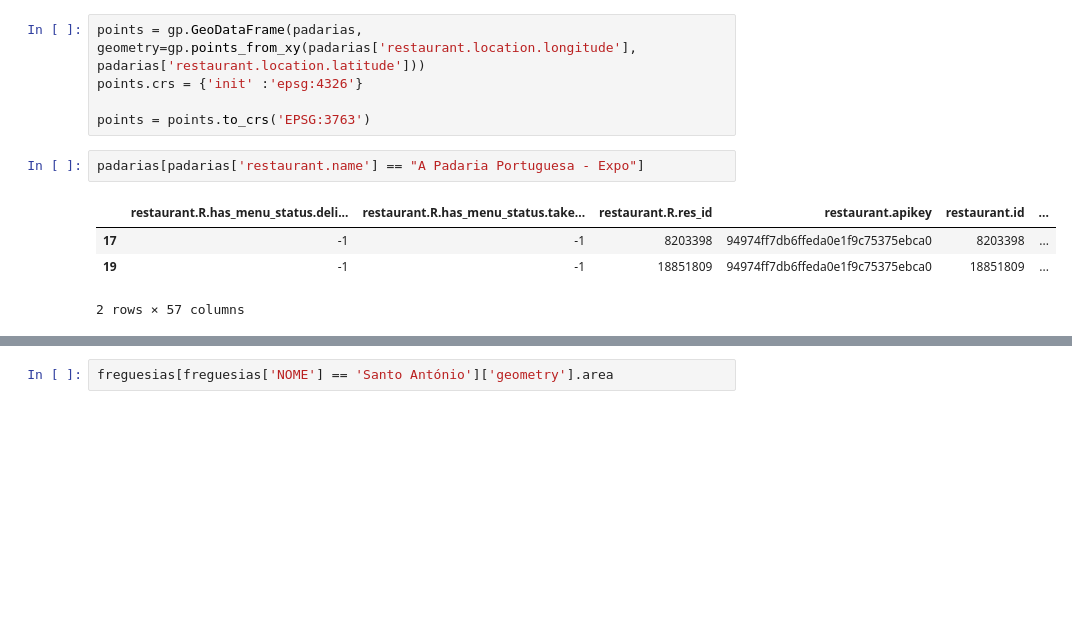
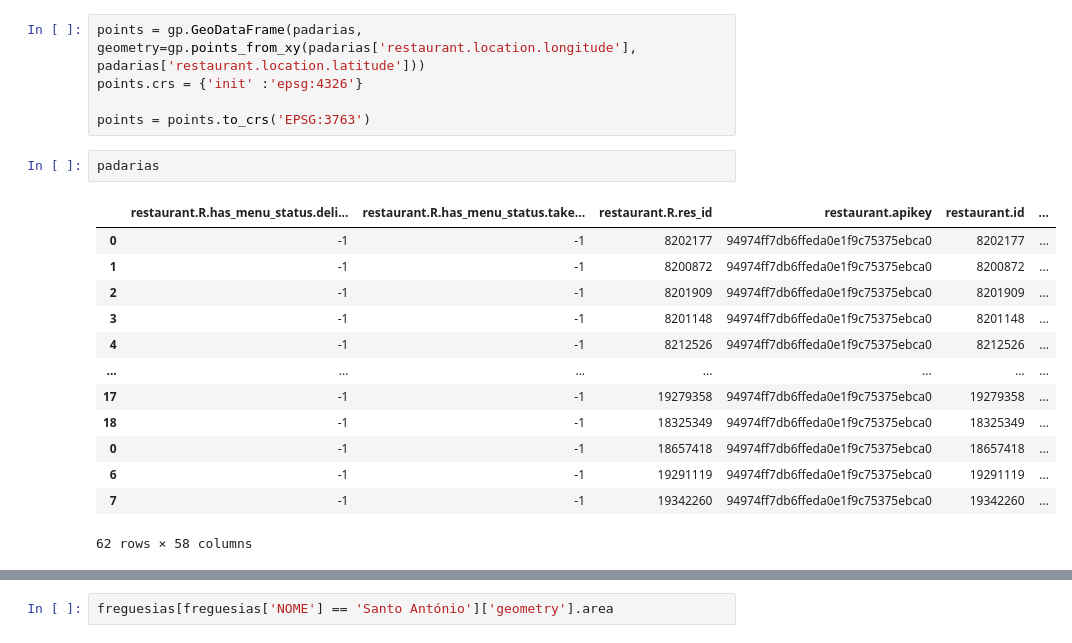
Before and after one commit to ricardozacarias/padarias, a Jupyter notebook: padarias.ipynb, the cells around one changed output, grey strips where cells are left out. Drawn from its saved outputs; the diff is of its cells as text; blank space fills up the shorter version.

```diff
--- a/padarias.ipynb
+++ b/padarias.ipynb
@@ -19,11 +20,20 @@ points = gp.GeoDataFrame(padarias, geometry=gp.points_from_xy(padarias['restaura
 points.crs = {'init' :'epsg:4326'}
 
 points = points.to_crs('EPSG:3763')
-# %%
-padarias[padarias['restaurant.name'] == "A Padaria Portuguesa - Expo"]
-# %% [output]
-|  | restaurant.R.has_menu_status.deli... | restaurant.R.has_menu_status.take... | restaurant.R.res_id | restaurant.apikey | restaurant.id | ... |
-| 17 | -1 | -1 | 8203398 | 94974ff7db6ffeda0e1f9c75375ebca0 | 8203398 | ... |
-| 19 | -1 | -1 | 18851809 | 94974ff7db6ffeda0e1f9c75375ebca0 | 18851809 | ... |
-2 rows × 57 columns
+# %%
+padarias
+# %% [output]
+|  | restaurant.R.has_menu_status.deli... | restaurant.R.has_menu_status.take... | restaurant.R.res_id | restaurant.apikey | restaurant.id | ... |
+| 0 | -1 | -1 | 8202177 | 94974ff7db6ffeda0e1f9c75375ebca0 | 8202177 | ... |
+| 1 | -1 | -1 | 8200872 | 94974ff7db6ffeda0e1f9c75375ebca0 | 8200872 | ... |
+| 2 | -1 | -1 | 8201909 | 94974ff7db6ffeda0e1f9c75375ebca0 | 8201909 | ... |
+| 3 | -1 | -1 | 8201148 | 94974ff7db6ffeda0e1f9c75375ebca0 | 8201148 | ... |
+| 4 | -1 | -1 | 8212526 | 94974ff7db6ffeda0e1f9c75375ebca0 | 8212526 | ... |
+| ... | ... | ... | ... | ... | ... | ... |
+| 17 | -1 | -1 | 19279358 | 94974ff7db6ffeda0e1f9c75375ebca0 | 19279358 | ... |
+| 18 | -1 | -1 | 18325349 | 94974ff7db6ffeda0e1f9c75375ebca0 | 18325349 | ... |
+| 0 | -1 | -1 | 18657418 | 94974ff7db6ffeda0e1f9c75375ebca0 | 18657418 | ... |
+| 6 | -1 | -1 | 19291119 | 94974ff7db6ffeda0e1f9c75375ebca0 | 19291119 | ... |
+| 7 | -1 | -1 | 19342260 | 94974ff7db6ffeda0e1f9c75375ebca0 | 19342260 | ... |
+62 rows × 58 columns
 # %%
```
Also changed, not shown: parts of 10 cells of this notebook.
